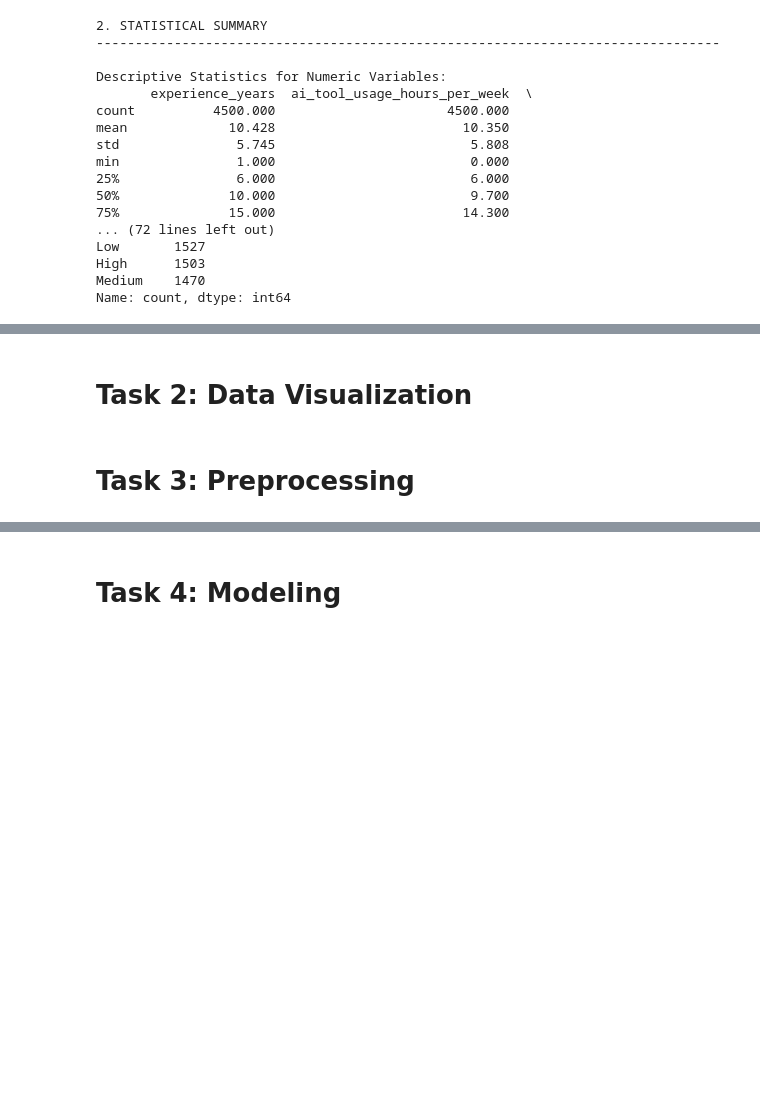
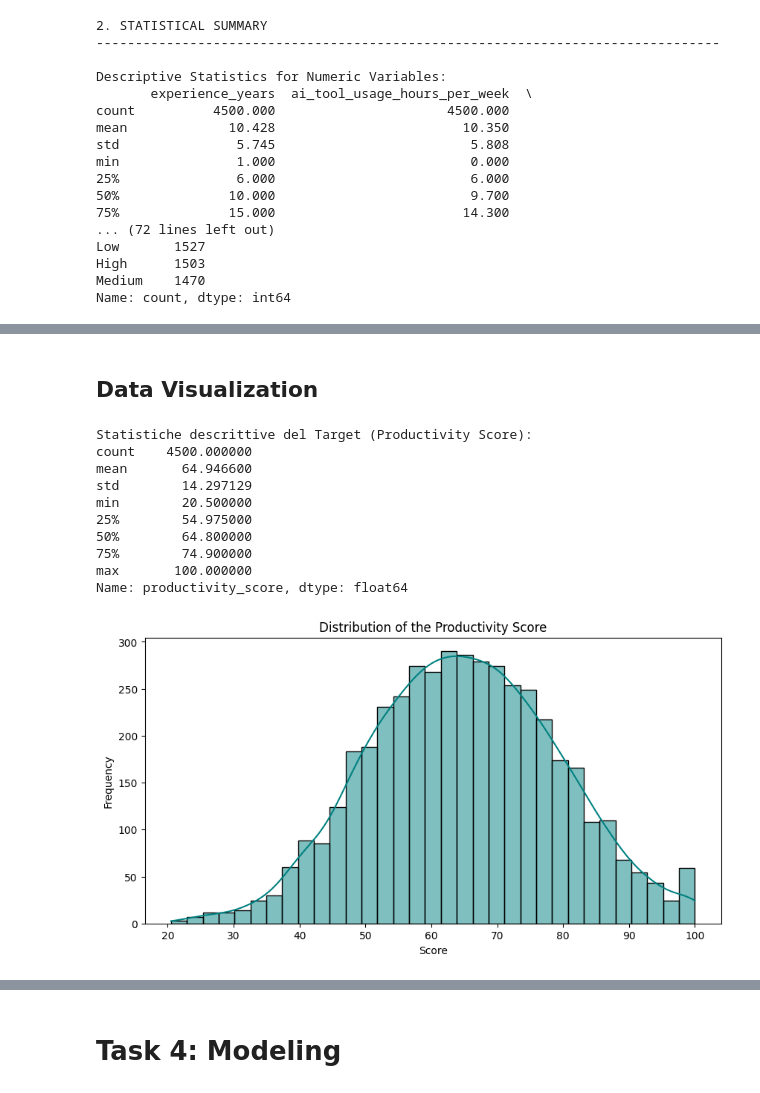
Before and after one commit to saradifranco/AI-Workplace-Productivity-Analysis, a Jupyter notebook: code.ipynb, the cells around one changed output, grey strips where cells are left out. Drawn from its saved outputs; the diff is of its cells as text; code cells hidden in the pictures; blank space fills up the shorter version.

```diff
--- a/code.ipynb
+++ b/code.ipynb
@@ -492,6 +349,28 @@ tasks_automated_percent: 7 extreme outliers found
 
 manual_work_hours_per_week: 4 extreme outliers found
 # %% [markdown]
-# **Task 2:** Data Visualization
+## **Data Visualization**
-# %% [markdown]
-# **Task 3:** Preprocessing
+# %%
+# Quick check of the target variable
+print("Statistiche descrittive del Target (Productivity Score):")
+print(dataset['productivity_score'].describe())
+
+# Visualisation of the distribution
+plt.figure(figsize=(10, 5))
+sns.histplot(dataset['productivity_score'], kde=True, color='teal')
+plt.title('Distribution of the Productivity Score')
+plt.xlabel('Score')
+plt.ylabel('Frequency')
+plt.show()
+# %% [output]
+Statistiche descrittive del Target (Productivity Score):
+count    4500.000000
+mean       64.946600
+std        14.297129
+min        20.500000
+25%        54.975000
+50%        64.800000
+75%        74.900000
+max       100.000000
+Name: productivity_score, dtype: float64
+[figure, added]
```
Also changed, not shown: parts of 45 cells of this notebook.
